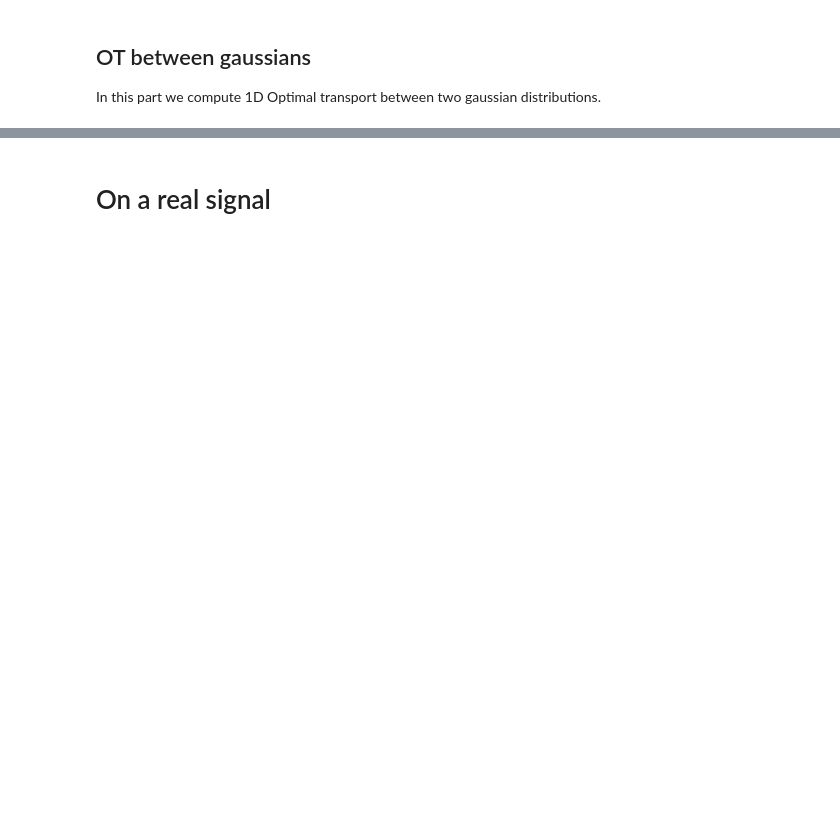
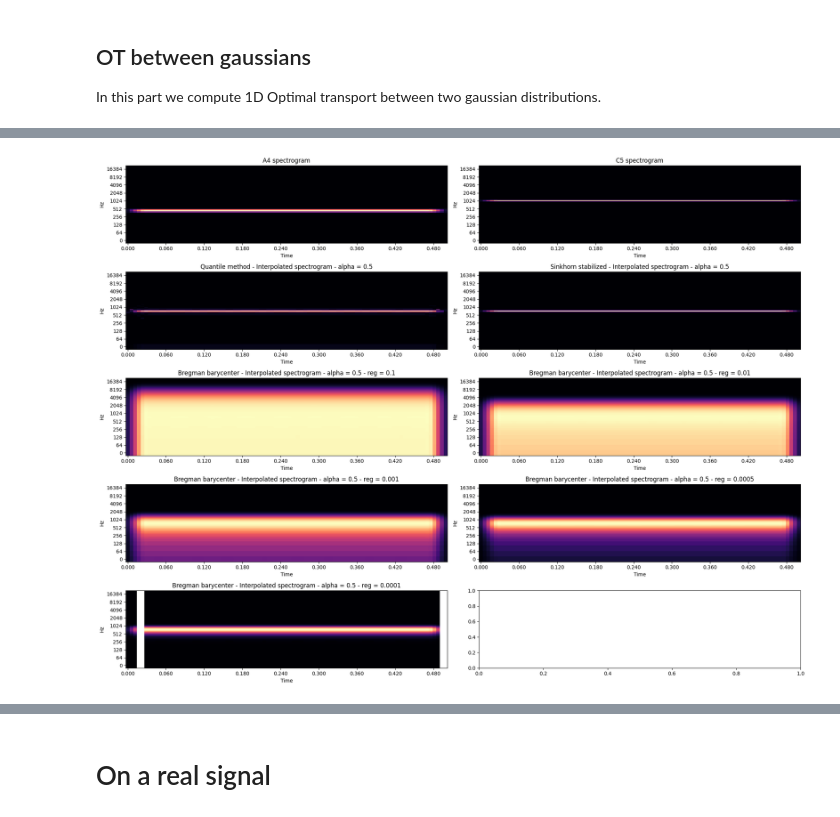
Before and after one commit to zaquastier/audio_1D_transport, a Jupyter notebook: audio_ot_v2.ipynb, the cells around one changed output, grey strips where cells are left out. Cells and saved outputs as stored; diff of their text form; code cells hidden in the pictures; blank space fills up the shorter version.

```diff
--- a/audio_ot_v2.ipynb
+++ b/audio_ot_v2.ipynb
@@ -212,20 +275,0 @@ bary_pot = ot.bregman.sinkhorn_stabilized(A4_fft, C5_fft, M, reg)
-# %%
-barycenter = np.zeros(dur)
-for i in range(dur):
-    for j in range(dur):
-        index = int((1 - alpha) * i + alpha * j)
-        barycenter[index] += bary_pot[i][j]
-
-barycenter /= np.sum(barycenter)
-
-fig, ax = plt.subplots()
-
-length = 100
-
-ax.plot(freqs[:length], A4_fft[:length], color="blue")
-ax.plot(freqs[:length], C5_fft[:length], color="red")
-ax.plot(freqs[:length], barycenter[:length], color='g', label='Sinkhorn stabilized')
-ax.set_title('Barycenters')
-
-plt.legend()
-plt.show()
@@ -233,0 +361,25 @@ plt.show()
+# %%
+index = 0
+quantile_interpolation = quantile_interpolations[index]
+ss_interpolation = ss_interpolations[index]
+bb_interpolation = bb_interpolations[index]
+
+fig, ax = plt.subplots(2 + len(bb_regs)//2 + 1, 2, figsize=(20, 15))
+
+librosa.display.specshow(np.abs(A4_fft), y_axis='log', x_axis='time', ax=ax[0][0], sr=sr, n_fft=n_fft, hop_length=n_fft//4)
+librosa.display.specshow(np.abs(C5_fft), y_axis='log', x_axis='time', ax=ax[0][1], sr=sr, n_fft=n_fft, hop_length=n_fft//4)
+librosa.display.specshow(np.abs(quantile_interpolation), y_axis='log', x_axis='time', ax=ax[1][0], sr=sr, n_fft=n_fft, hop_length=n_fft//4)
+librosa.display.specshow(np.abs(ss_interpolation), y_axis='log', x_axis='time', ax=ax[1][1], sr=sr, n_fft=n_fft, hop_length=n_fft//4)
+
+ax[0][0].set_title(f'A4 spectrogram')
+ax[0][1].set_title(f'C5 spectrogram')
+ax[1][0].set_title(f'Quantile method - Interpolated spectrogram - alpha = {alpha_arr[index]}')
+ax[1][1].set_title(f'Sinkhorn stabilized - Interpolated spectrogram - alpha = {alpha_arr[index]}')
+
+for i, spec in enumerate(bb_interpolations[index]):
+    librosa.display.specshow(np.abs(spec), y_axis='log', x_axis='time', ax=ax[2+i//2][i%2], sr=sr, n_fft=n_fft, hop_length=n_fft//4)
+    ax[2+i//2][i%2].set_title(f'Bregman barycenter - Interpolated spectrogram - alpha = {alpha_arr[index]} - reg = {bb_regs[i]}')
+
+plt.tight_layout()
+# %% [output]
+[figure, added]
```
Also changed, not shown: parts of 23 cells of this notebook, 1 other file.
